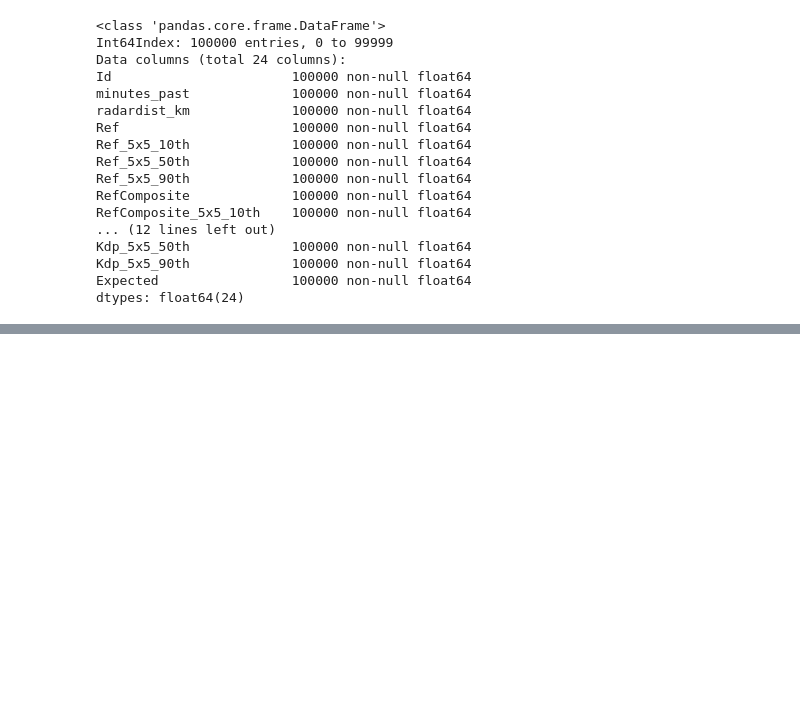
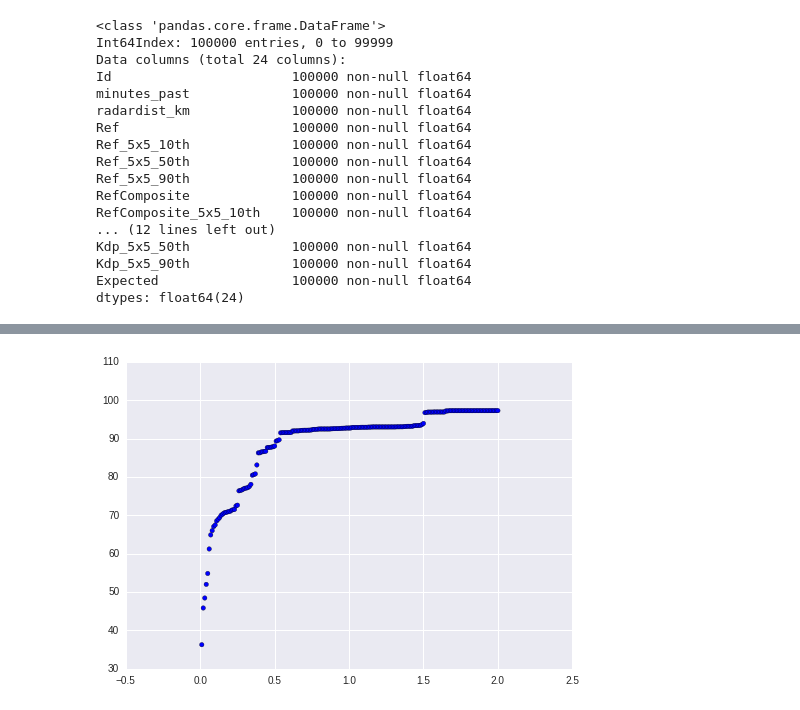
Before and after one commit to pburkard88/DS_BOS_07_Students, a Jupyter notebook: MarkWoods/Rainfall Project/Rainfall.ipynb, the cells around one changed output, grey strips where cells are left out. Cells and saved outputs as stored; diff of their text form; code cells hidden in the pictures; blank space fills up the shorter version.

```diff
--- a/MarkWoods/Rainfall Project/Rainfall.ipynb
+++ b/MarkWoods/Rainfall Project/Rainfall.ipynb
@@ -184,3 +253,24 @@ score average: 0.943699943426
+# %%
+from matplotlib import pyplot as plt
+
+#lets set up a nicer accuracy metric
+
+stddev=np.arange(.01,2.01,.01)
+winners=[]
+
+for j in stddev:
+    numwin=0.
+    window=j
+    for i in range(0,len(y_test)):
+    #print y_test[i],y_predictions[i]
+        if ((y_test[i]-window) < y_predictions[i]) and ((y_test[i]+window) > y_predictions[i]):
+            numwin+=1
+    winners.append(numwin/25000*100)
+
+plt.scatter(stddev,winners)
+plt.show()
+# %% [output]
+[figure, added]
 # %%
 errors = y_predictions-y_test
 #lets look at the absolute errors present in a few histograms
```
Also changed, not shown: parts of 21 cells of this notebook, 1 other file.
